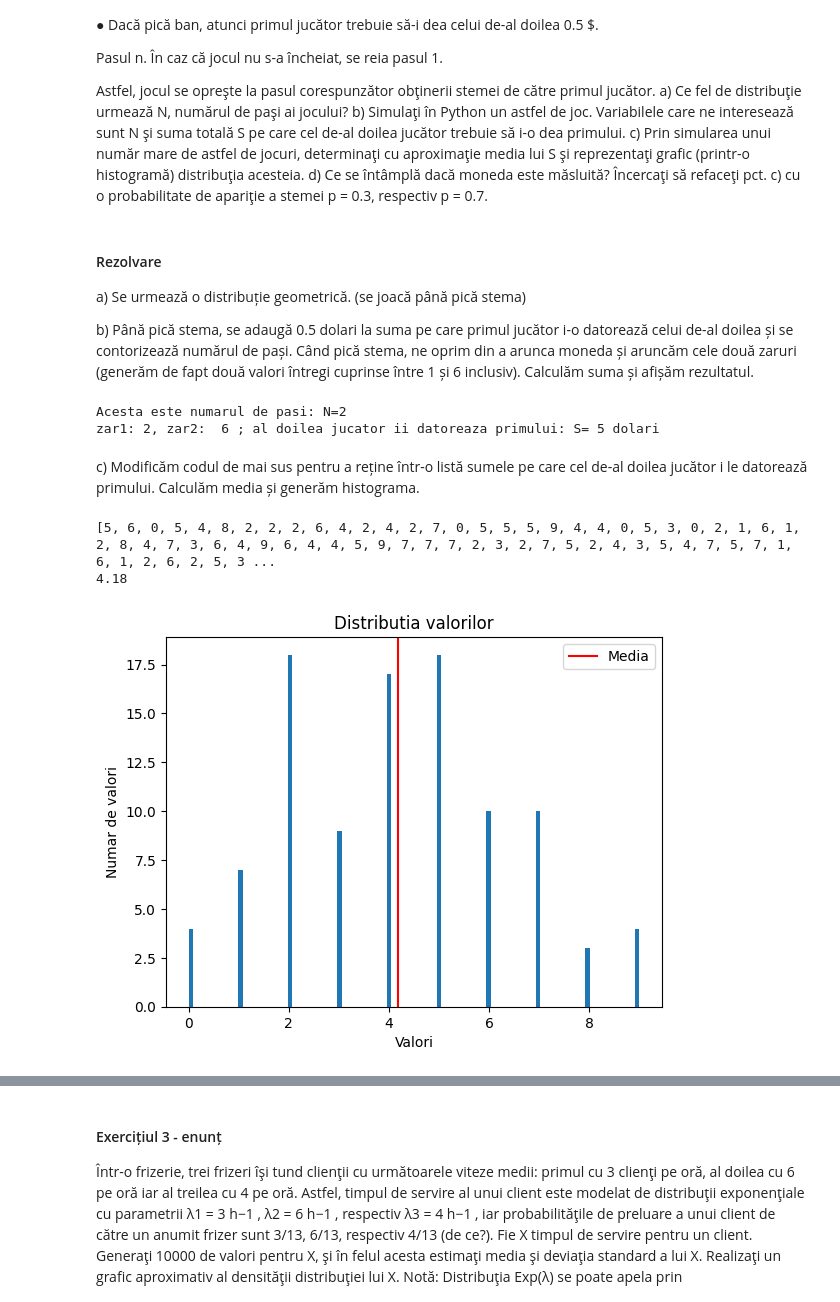
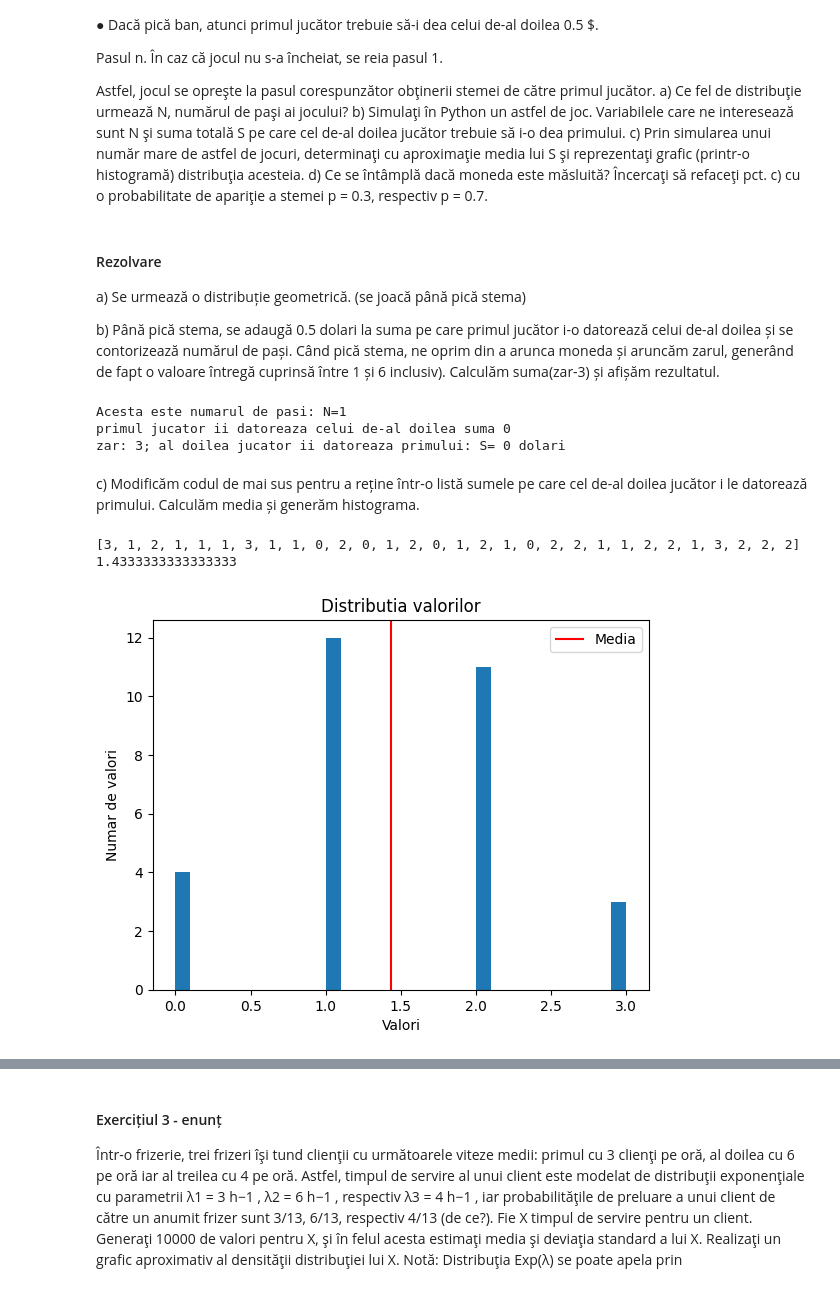
Before and after one commit to teodorachiriac73/PMP-2024, a Jupyter notebook: Lab02/Tema2.ipynb, the cells around one changed output, grey strips where cells are left out. Saved outputs shown, nothing was run; the diff lists cells and outputs as text; code cells hidden in the pictures.

```diff
--- a/Lab02/Tema2.ipynb
+++ b/Lab02/Tema2.ipynb
@@ -64,7 +64,7 @@ p = 0.3, respectiv p = 0.7.
 
 a) Se urmează o distribuție geometrică. (se joacă până pică stema)
 
-b) Până pică stema, se adaugă 0.5 dolari la suma pe care primul jucător i-o datorează celui de-al doilea și se contorizează numărul de pași. Când pică stema, ne oprim din a arunca moneda și aruncăm cele două zaruri (generăm de fapt două valori întregi cuprinse între 1 și 6 inclusiv). Calculăm suma și afișăm rezultatul.
+b) Până pică stema, se adaugă 0.5 dolari la suma pe care primul jucător i-o datorează celui de-al doilea și se contorizează numărul de pași. Când pică stema, ne oprim din a arunca moneda și aruncăm zarul, generând de fapt o valoare întregă cuprinsă între 1 și 6 inclusiv). Calculăm suma(zar-3) și afișăm rezultatul.
 # %%
 import numpy as np
 
@@ -78,15 +78,15 @@ while(moneda=='ban'):
 
 # am ajuns la cazul final, s-a aruncat stema.
 print("Acesta este numarul de pasi: N="+ str(nrPasi))
-zar1=np.random.randint(1,7)
-zar2=np.random.randint(1,7)
-#print("primul jucator ii datoreaza celui de-al doilea suma "+ str(datoriePrimulJ))
-suma=zar1+zar2-3
+zar=np.random.randint(1,7)
+suma=zar-3
 if suma<0: suma=suma*(-1)
-print("zar1: "+str(zar1)+ ", zar2:  "+str(zar2)+ " ; al doilea jucator ii datoreaza primului: S= "+ str(suma)+" dolari")
+print("primul jucator ii datoreaza celui de-al doilea suma "+ str(datoriePrimulJ))
+print("zar: "+str(zar)+ "; al doilea jucator ii datoreaza primului: S= "+ str(suma)+" dolari")
 # %% [output]
-Acesta este numarul de pasi: N=2
-zar1: 2, zar2:  6 ; al doilea jucator ii datoreaza primului: S= 5 dolari
+Acesta este numarul de pasi: N=1
+primul jucator ii datoreaza celui de-al doilea suma 0
+zar: 3; al doilea jucator ii datoreaza primului: S= 0 dolari
 # %% [markdown]
 c) Modificăm codul de mai sus pentru a reține într-o listă sumele pe care cel de-al doilea jucător i le datorează primului.
 Calculăm media și generăm histograma.
@@ -97,40 +97,39 @@ import matplotlib.pyplot as plt
 def simulare(nrJocuri):
     sumeFinale=[]
     for i in range(nrJocuri):
         datoriePrimulJ= 0
         #print("suntem la jocul " + str(i+1))
         moneda= np.random.choice(['ban','stema'])
         nrPasi=1
         while(moneda=='ban'):
             nrPasi=nrPasi+1
             datoriePrimulJ= datoriePrimulJ+ 0.5
             moneda= np.random.choice(['ban','stema'])
 
         # am ajuns la cazul final, s-a aruncat stema.
         #print("Acesta este numarul de pasi: N="+ str(nrPasi))
-        zar1=np.random.randint(1,7)
-        zar2=np.random.randint(1,7)
+        zar=np.random.randint(1,7)
+        suma=zar-3
+        if suma<0: suma=suma*(-1)
         #print("primul jucator ii datoreaza celui de-al doilea suma "+ str(datoriePrimulJ))
-        suma=zar1+zar2-3
-        if suma<0: suma=suma*(-1)
-        #print("zar1: "+str(zar1)+ ", zar2:  "+str(zar2)+ " ; al doilea jucator ii datoreaza primului: S="+ str(suma)+" dolari")
+        #print("al doilea jucator ii datoreaza primului: S="+ str(suma)+" dolari")
         sumeFinale.append(suma)
 
     return sumeFinale
 
-jocuri=100
+jocuri=30
 rezultate=simulare(jocuri)
 print(rezultate)
-media=np.mean(rezultate) #calculam media exacta
+media=np.mean(rezultate) #calculam media
 print(media)
 plt.hist(rezultate, bins=jocuri)
 plt.title('Distributia valorilor')
 plt.xlabel('Valori')
 plt.ylabel('Numar de valori')
 plt.axvline(media, color='red', label='Media')
 plt.legend()
 plt.show()
 # %% [output]
-[5, 6, 0, 5, 4, 8, 2, 2, 2, 6, 4, 2, 4, 2, 7, 0, 5, 5, 5, 9, 4, 4, 0, 5, 3, 0, 2, 1, 6, 1, 2, 8, 4, 7, 3, 6, 4, 9, 6, 4, 4, 5, 9, 7, 7, 7, 2, 3, 2, 7, 5, 2, 4, 3, 5, 4, 7, 5, 7, 1, 6, 1, 2, 6, 2, 5, 3 ...
-4.18
+[3, 1, 2, 1, 1, 1, 3, 1, 1, 0, 2, 0, 1, 2, 0, 1, 2, 1, 0, 2, 2, 1, 1, 2, 2, 1, 3, 2, 2, 2]
+1.4333333333333333
-[figure, old version]
+[figure, new version]
```
Also changed, not shown: parts of 3 cells of this notebook.
